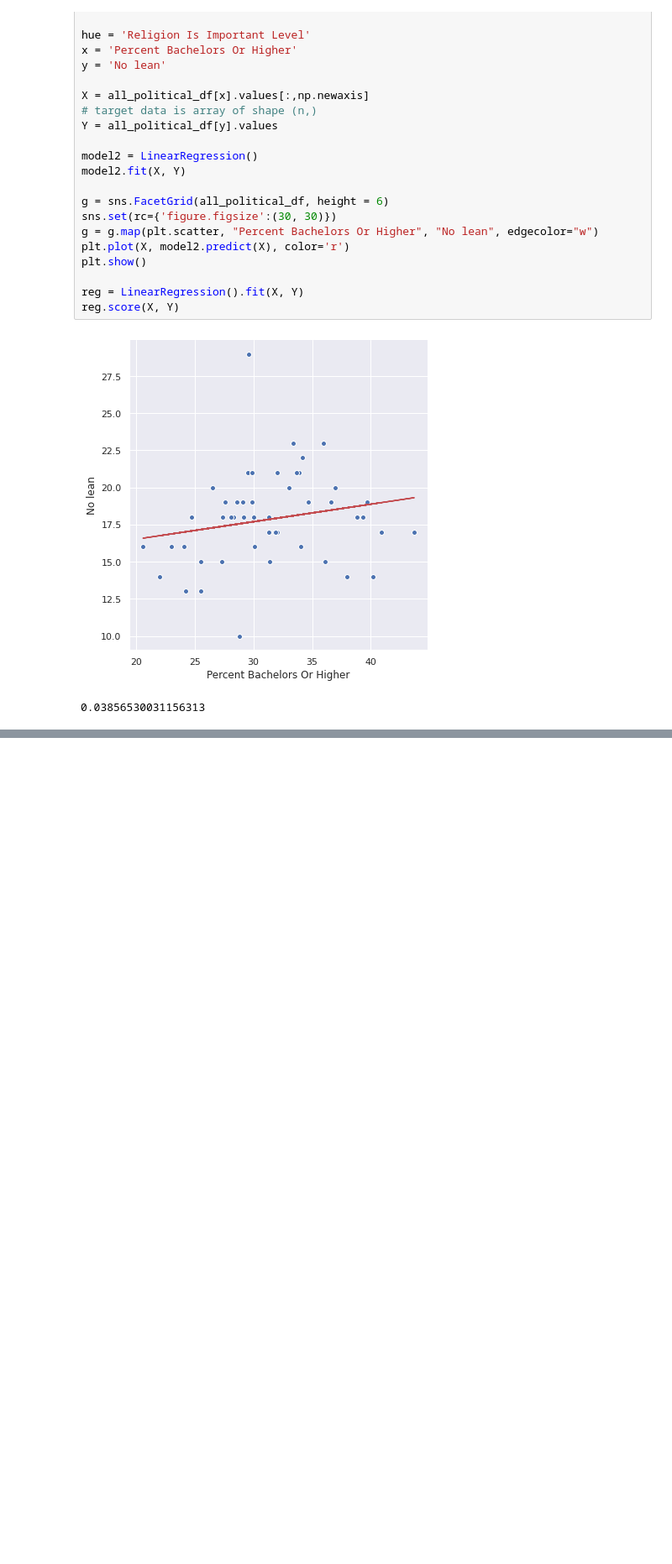
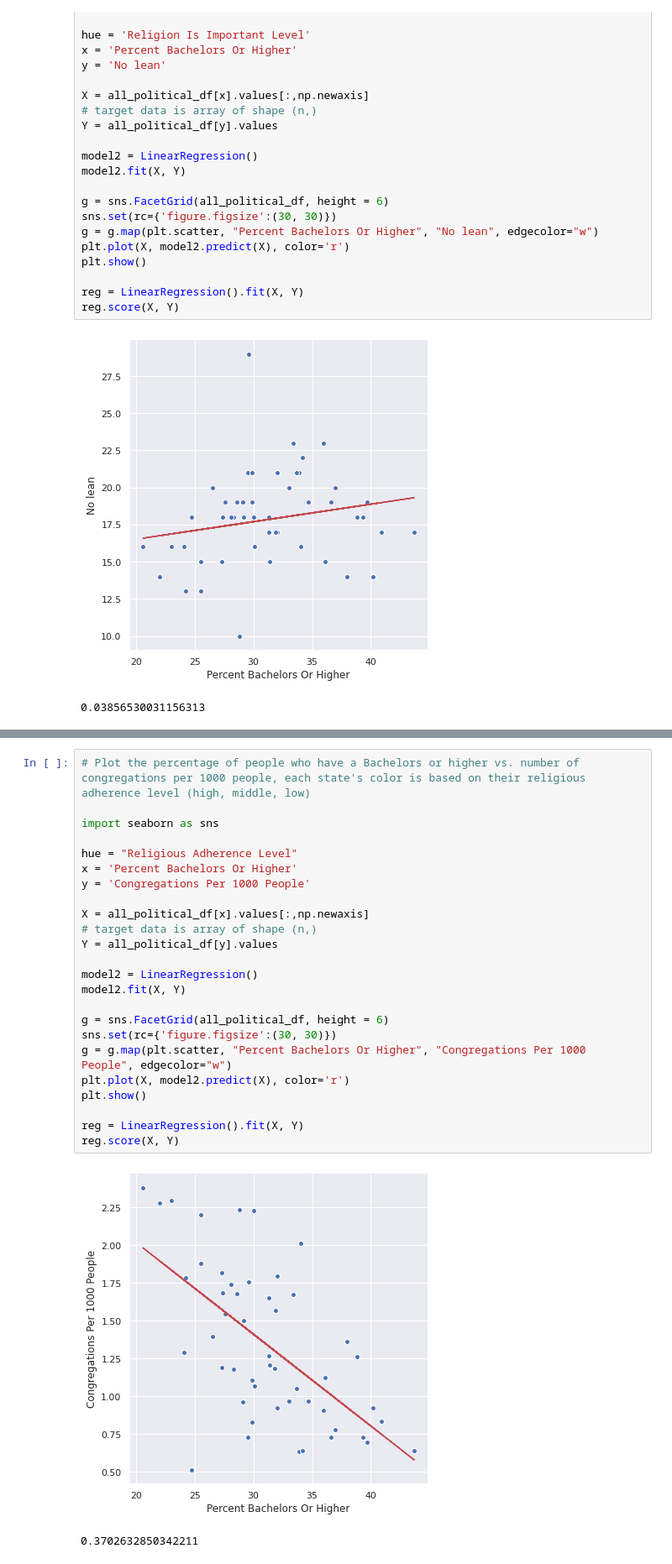
Before and after one commit to kirakirakira/Code-Louisville-Data-Science-Project, a Jupyter notebook: Education and Religion.ipynb, the cells around one changed output, grey strips where cells are left out. Shown at 84% size. Drawn from its saved outputs; the diff is of its cells as text; blank space fills up the shorter version.

Commit message:
more notes, need to add a few more linear regressions and a conclusion

```diff
--- a/Education and Religion.ipynb
+++ b/Education and Religion.ipynb
@@ -798,0 +772,27 @@ scatterplot(all_df[x], all_df[y], x, y, hue)
+# %%
+# Plot the percentage of people who have a Bachelors or higher vs. number of congregations per 1000 people, each state's color is based on their religious adherence level (high, middle, low)
+
+import seaborn as sns
+
+hue = "Religious Adherence Level"
+x = 'Percent Bachelors Or Higher'
+y = 'Congregations Per 1000 People'
+
+X = all_political_df[x].values[:,np.newaxis]
+# target data is array of shape (n,)
+Y = all_political_df[y].values
+
+model2 = LinearRegression()
+model2.fit(X, Y)
+
+g = sns.FacetGrid(all_political_df, height = 6)
+sns.set(rc={'figure.figsize':(30, 30)})
+g = g.map(plt.scatter, "Percent Bachelors Or Higher", "Congregations Per 1000 People", edgecolor="w")
+plt.plot(X, model2.predict(X), color='r')
+plt.show()
+
+reg = LinearRegression().fit(X, Y)
+reg.score(X, Y)
+# %% [output]
+[figure, added]
+0.3702632850342211
```
Also changed, not shown: parts of 8 cells of this notebook.
